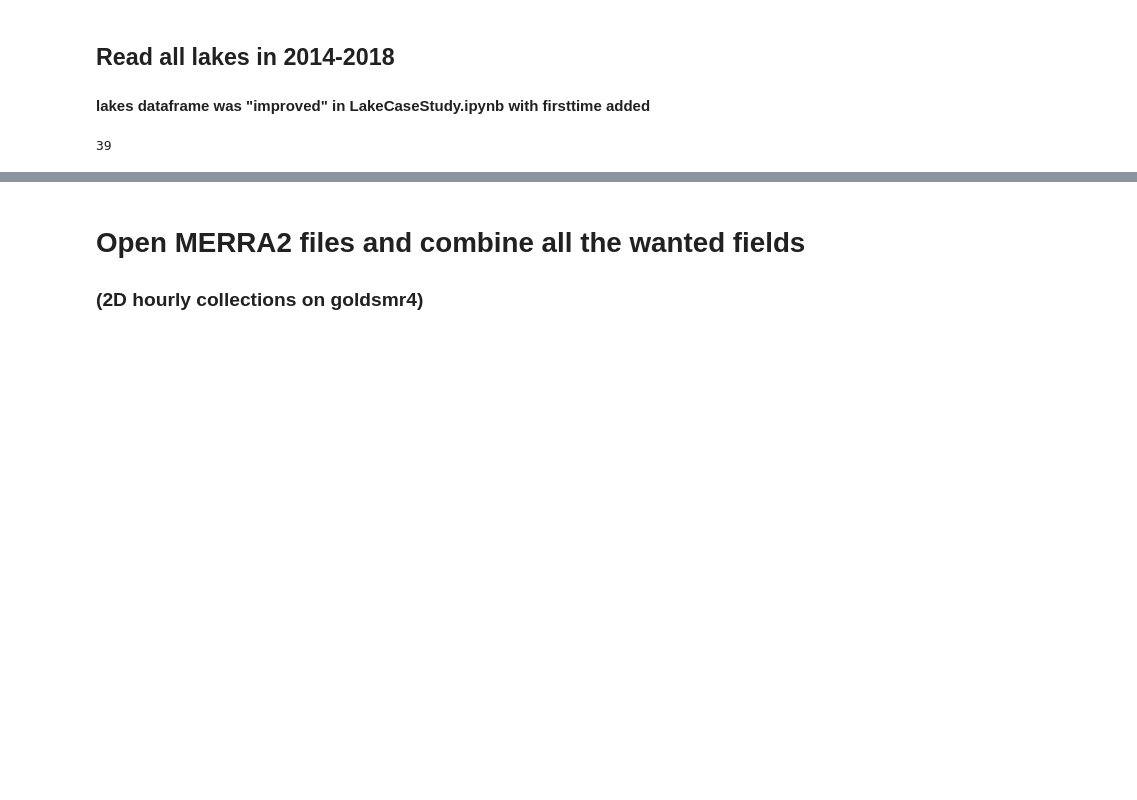
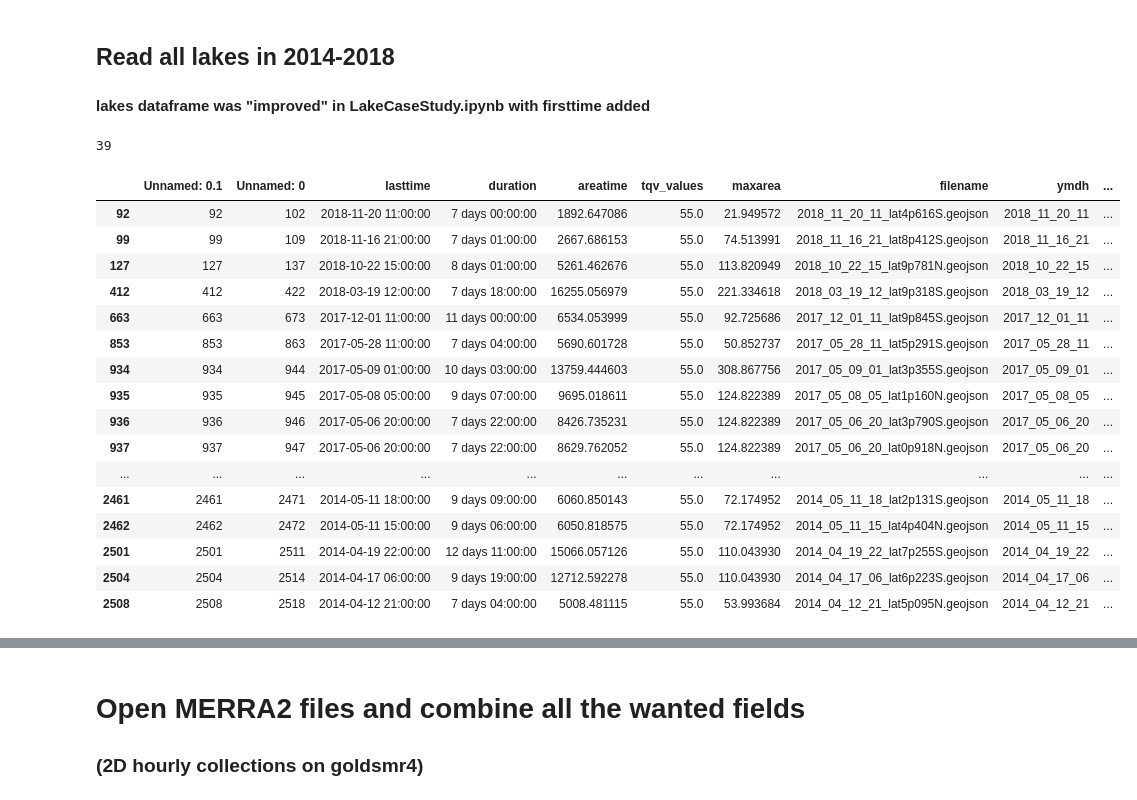
Before and after one commit to snigsam/VaporLakes, a Jupyter notebook: Distfields_from_alake.ipynb, the cells around one changed output, grey strips where cells are left out. Saved outputs shown, nothing was run; the diff lists cells and outputs as text; code cells hidden in the pictures; blank space fills up the shorter version.

```diff
--- a/Distfields_from_alake.ipynb
+++ b/Distfields_from_alake.ipynb
@@ -21,5 +21,25 @@ eq7cases = equatorcases[ equatorcases.dur_days > 6 ]  # 39 of them exceeding a w
 eq7cases.maxarea.size
 # %% [output]
 39
+# %%
+eq7cases
+# %% [output]
+|  | Unnamed: 0.1 | Unnamed: 0 | lasttime | duration | areatime | tqv_values | maxarea | filename | ymdh | ... |
+| 92 | 92 | 102 | 2018-11-20 11:00:00 | 7 days 00:00:00 | 1892.647086 | 55.0 | 21.949572 | 2018_11_20_11_lat4p616S.geojson | 2018_11_20_11 | ... |
+| 99 | 99 | 109 | 2018-11-16 21:00:00 | 7 days 01:00:00 | 2667.686153 | 55.0 | 74.513991 | 2018_11_16_21_lat8p412S.geojson | 2018_11_16_21 | ... |
+| 127 | 127 | 137 | 2018-10-22 15:00:00 | 8 days 01:00:00 | 5261.462676 | 55.0 | 113.820949 | 2018_10_22_15_lat9p781N.geojson | 2018_10_22_15 | ... |
+| 412 | 412 | 422 | 2018-03-19 12:00:00 | 7 days 18:00:00 | 16255.056979 | 55.0 | 221.334618 | 2018_03_19_12_lat9p318S.geojson | 2018_03_19_12 | ... |
+| 663 | 663 | 673 | 2017-12-01 11:00:00 | 11 days 00:00:00 | 6534.053999 | 55.0 | 92.725686 | 2017_12_01_11_lat9p845S.geojson | 2017_12_01_11 | ... |
+| 853 | 853 | 863 | 2017-05-28 11:00:00 | 7 days 04:00:00 | 5690.601728 | 55.0 | 50.852737 | 2017_05_28_11_lat5p291S.geojson | 2017_05_28_11 | ... |
+| 934 | 934 | 944 | 2017-05-09 01:00:00 | 10 days 03:00:00 | 13759.444603 | 55.0 | 308.867756 | 2017_05_09_01_lat3p355S.geojson | 2017_05_09_01 | ... |
+| 935 | 935 | 945 | 2017-05-08 05:00:00 | 9 days 07:00:00 | 9695.018611 | 55.0 | 124.822389 | 2017_05_08_05_lat1p160N.geojson | 2017_05_08_05 | ... |
+| 936 | 936 | 946 | 2017-05-06 20:00:00 | 7 days 22:00:00 | 8426.735231 | 55.0 | 124.822389 | 2017_05_06_20_lat3p790S.geojson | 2017_05_06_20 | ... |
+| 937 | 937 | 947 | 2017-05-06 20:00:00 | 7 days 22:00:00 | 8629.762052 | 55.0 | 124.822389 | 2017_05_06_20_lat0p918N.geojson | 2017_05_06_20 | ... |
+| ... | ... | ... | ... | ... | ... | ... | ... | ... | ... | ... |
+| 2461 | 2461 | 2471 | 2014-05-11 18:00:00 | 9 days 09:00:00 | 6060.850143 | 55.0 | 72.174952 | 2014_05_11_18_lat2p131S.geojson | 2014_05_11_18 | ... |
+| 2462 | 2462 | 2472 | 2014-05-11 15:00:00 | 9 days 06:00:00 | 6050.818575 | 55.0 | 72.174952 | 2014_05_11_15_lat4p404N.geojson | 2014_05_11_15 | ... |
+| 2501 | 2501 | 2511 | 2014-04-19 22:00:00 | 12 days 11:00:00 | 15066.057126 | 55.0 | 110.043930 | 2014_04_19_22_lat7p255S.geojson | 2014_04_19_22 | ... |
+| 2504 | 2504 | 2514 | 2014-04-17 06:00:00 | 9 days 19:00:00 | 12712.592278 | 55.0 | 110.043930 | 2014_04_17_06_lat6p223S.geojson | 2014_04_17_06 | ... |
+| 2508 | 2508 | 2518 | 2014-04-12 21:00:00 | 7 days 04:00:00 | 5008.481115 | 55.0 | 53.993684 | 2014_04_12_21_lat5p095N.geojson | 2014_04_12_21 | ... |
 # %%
 # Pick one
```
Also changed, not shown: parts of 26 cells of this notebook.
